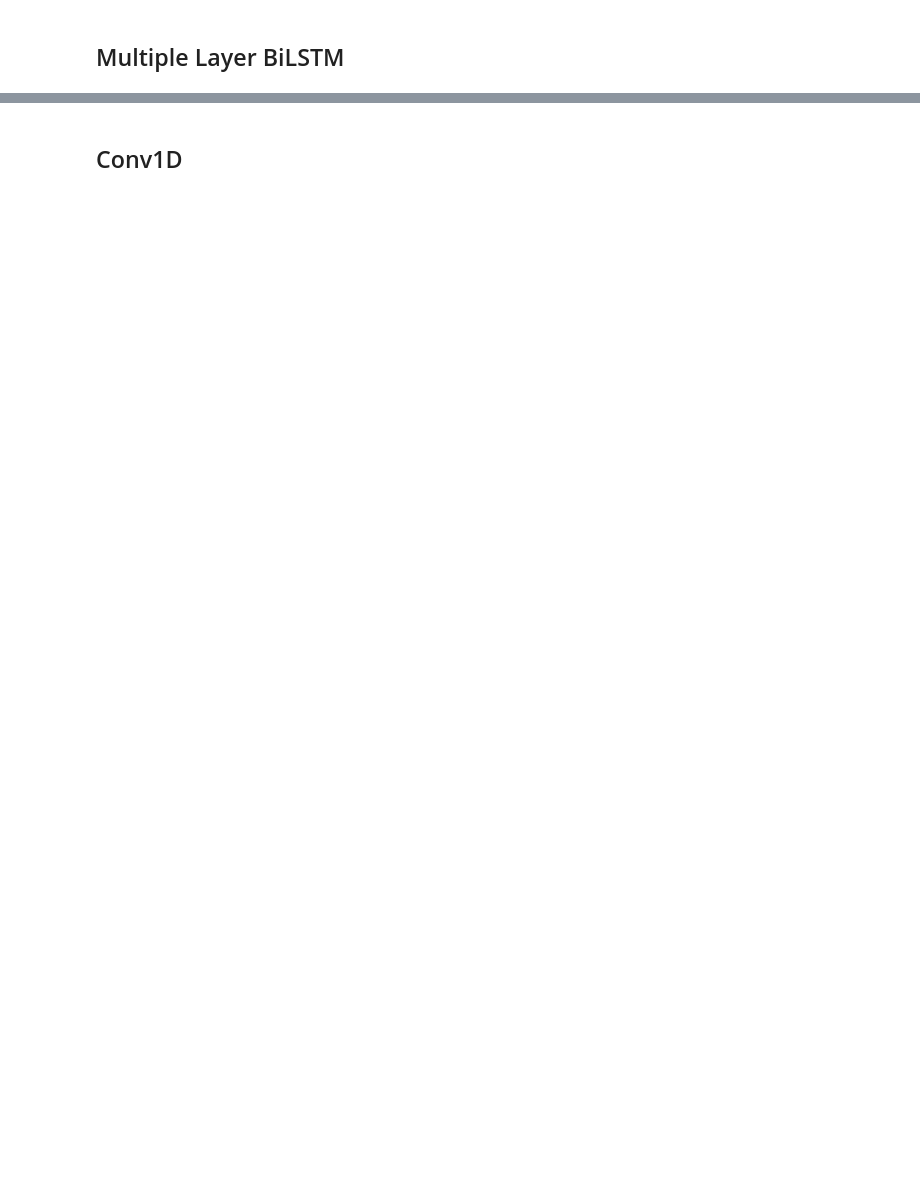
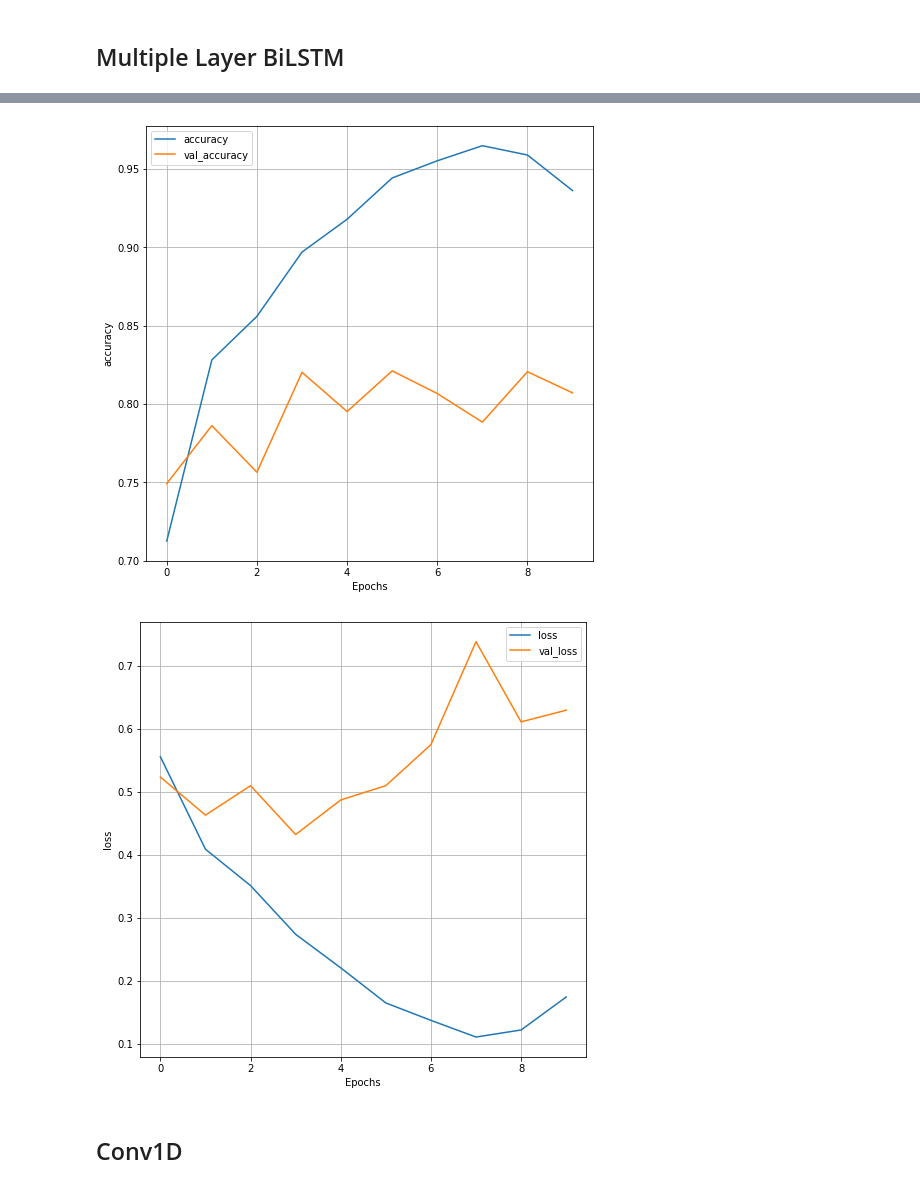
Before and after one commit to aaBadri/nlp-tf, a Jupyter notebook: week3/week3_examples.ipynb, the cells around one changed output, grey strips where cells are left out. Saved outputs shown, nothing was run; the diff lists cells and outputs as text; code cells hidden in the pictures; blank space fills up the shorter version.

```diff
--- a/week3/week3_examples.ipynb
+++ b/week3/week3_examples.ipynb
@@ -65,2 +108,12 @@ plot_graphs(history, "loss")
 # %% [markdown]
 ## Multiple Layer BiLSTM
+# %%
+model = tf.keras.Sequential([
+    tf.keras.layers.Embedding(tokenizer.vocab_size, 64),
+    tf.keras.layers.Bidirectional(tf.keras.layers.LSTM(64, return_sequences=True)),
+    tf.keras.layers.Bidirectional(tf.keras.layers.LSTM(32)),
+    tf.keras.layers.Dense(64, activation='relu'),
+    tf.keras.layers.Dense(1, activation='sigmoid')
+])
+model.compile(loss='binary_crossentropy', optimizer='adam', metrics=['accuracy'])
+model.summary()
@@ -66,0 +139,2 @@ plot_graphs(history, "loss")
+# %%
+history = model.fit(train_dataset, epochs=10, validation_data=test_dataset)
@@ -67,2 +162,8 @@ plot_graphs(history, "loss")
+# %%
+plot_graphs(history, "accuracy")
+plot_graphs(history, "loss")
+# %% [output]
+[figure, added]
+[figure, added]
 # %% [markdown]
 ## Conv1D
```
Also changed, not shown: parts of 32 cells of this notebook.
